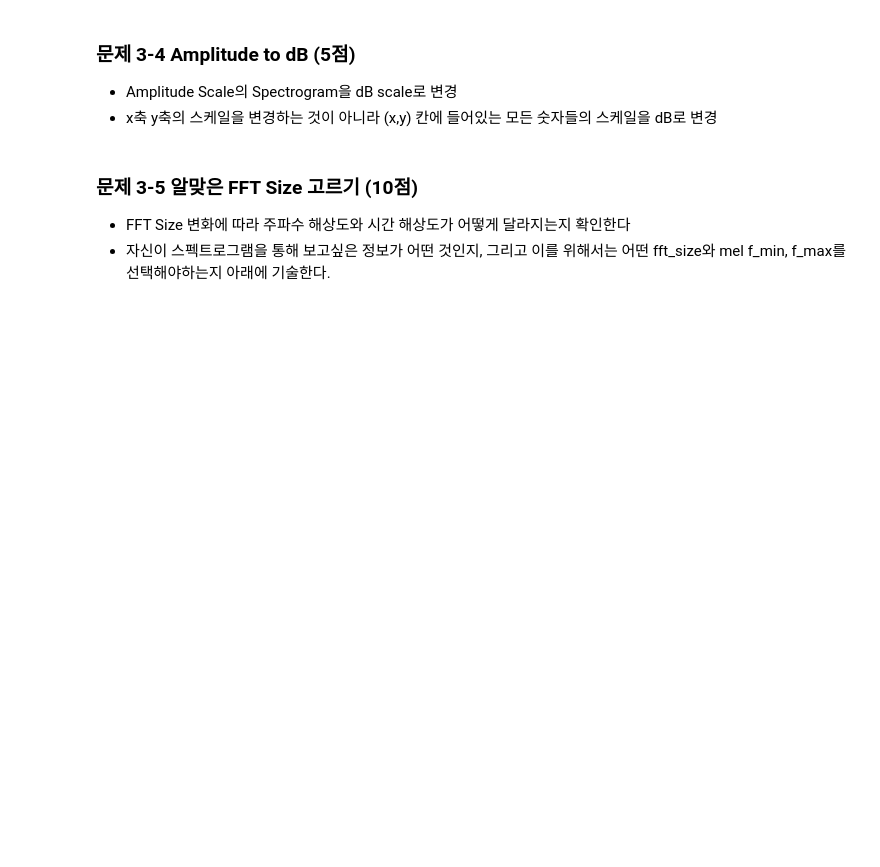
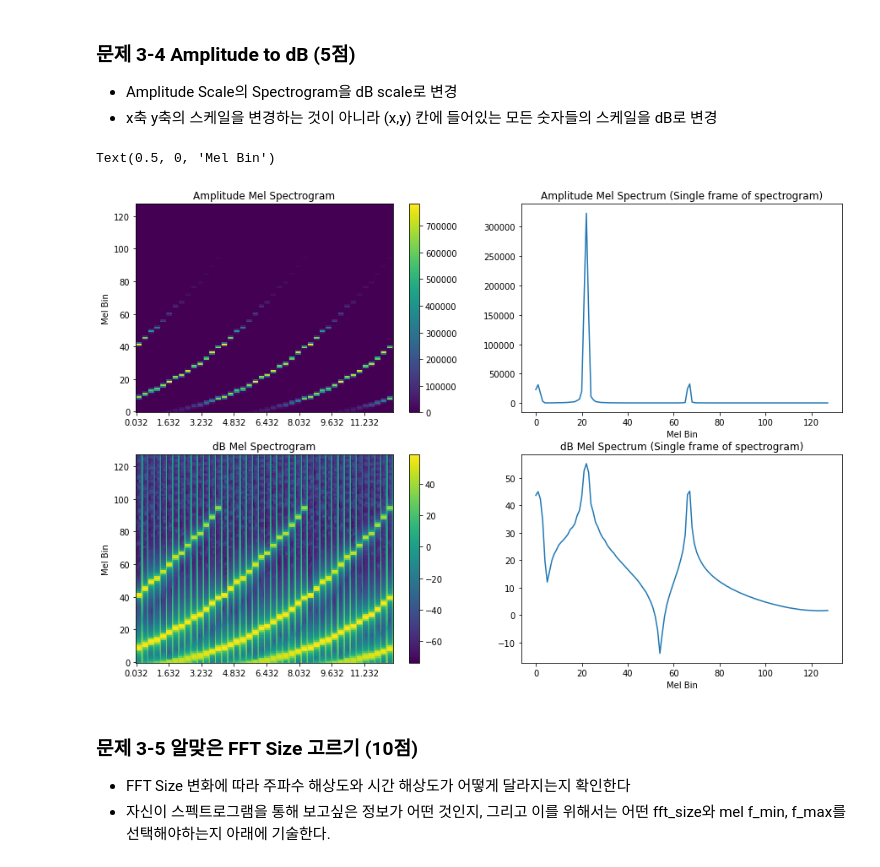
Before and after one commit to HyeonGeunY/deeplearning_for_music, a Jupyter notebook: notebooks/DL_for_MIR_Assignment_1.ipynb, the cells around one changed output. Cells and saved outputs as stored; diff of their text form; code cells hidden in the pictures; blank space fills up the shorter version.

```diff
--- a/notebooks/DL_for_MIR_Assignment_1.ipynb
+++ b/notebooks/DL_for_MIR_Assignment_1.ipynb
@@ -466,34 +624,37 @@ def convert_amplitude_to_db(spec):
   '''
   입력: Amplitude Spectrogram (torch.Tensor)
 
   출력: dB Spectrogram (torch.Tensor)
   '''
   # TODO: torchaudio.transforms.AmplitudeToDB를 이용해 함수를 완성하시오
-  return
+  return torchaudio.transforms.AmplitudeToDB()(spec)
 
 db_spec = convert_amplitude_to_db(mel_spec)
 
 plt.figure(figsize=(15,10))
 plt.subplot(2,2,1)
 plt.title("Amplitude Mel Spectrogram")
 plt.imshow(mel_spec, origin='below', aspect='auto', interpolation="nearest")
 plt.colorbar()
 change_xtick_to_seconds(SR, fft_size, hop_size)
 plt.ylabel('Mel Bin')
 plt.subplot(2,2,2)
 plt.title("Amplitude Mel Spectrum (Single frame of spectrogram)")
 plt.plot(mel_spec[:,mel_spec.shape[1]//2] )
 plt.xlabel('Mel Bin')
 plt.subplot(2,2,3)
 plt.title("dB Mel Spectrogram")
 plt.ylabel('Mel Bin')
 plt.imshow(db_spec, origin='below', aspect='auto', interpolation="nearest")
 change_xtick_to_seconds(SR, fft_size, hop_size)
 plt.colorbar()
 plt.subplot(2,2,4)
 plt.title("dB Mel Spectrum (Single frame of spectrogram)")
 plt.plot(db_spec[:,db_spec.shape[1]//2] )
 plt.xlabel('Mel Bin')
+# %% [output]
+Text(0.5, 0, 'Mel Bin')
+[figure, added]
 # %% [markdown]
 ### 문제 3-5 알맞은 FFT Size 고르기 (10점)
 - FFT Size 변화에 따라 주파수 해상도와 시간 해상도가 어떻게 달라지는지 확인한다
```
Also changed, not shown: parts of 22 cells of this notebook.
